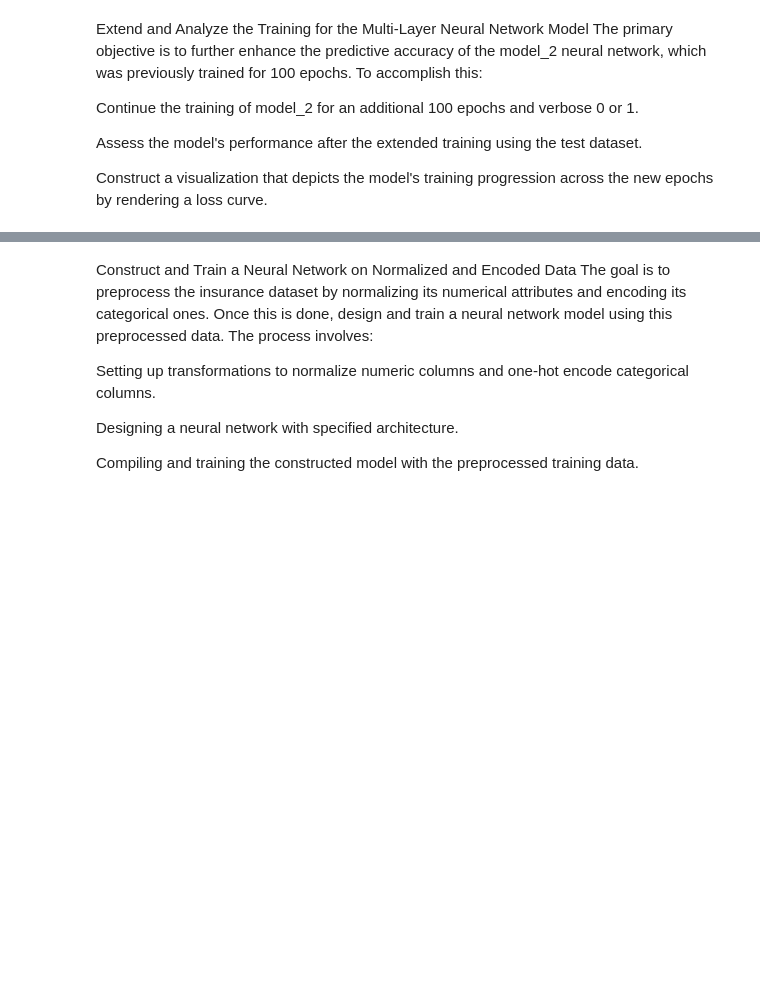
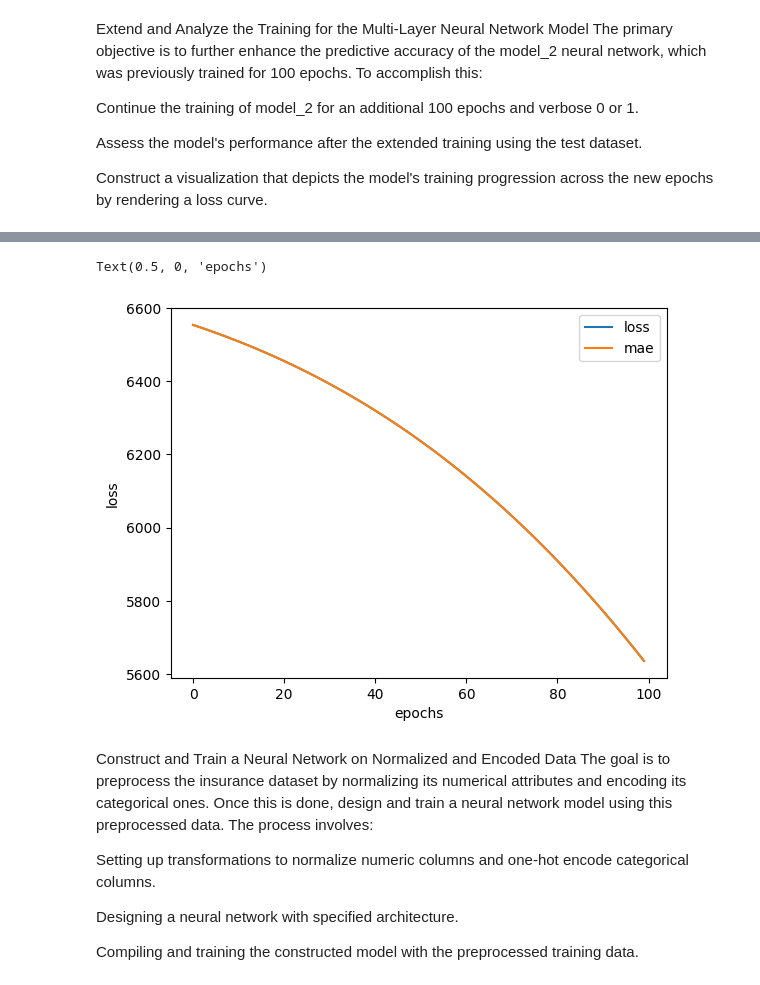
Before and after one commit to sentongo-web/LAB-SCENARIOS, a Jupyter notebook: insurance.ipynb, the cells around one changed output, grey strips where cells are left out. Drawn from its saved outputs; the diff is of its cells as text; code cells hidden in the pictures; blank space fills up the shorter version.

```diff
--- a/insurance.ipynb
+++ b/insurance.ipynb
@@ -84,3 +240,11 @@ Continue the training of model_2 for an additional 100 epochs and verbose 0 or 1
 Assess the model's performance after the extended training using the test dataset.
 
 Construct a visualization that depicts the model's training progression across the new epochs by rendering a loss curve.
+# %%
+# Extend training for model_2 by another 100 epochs
+history_2 = model_2.fit(
+    X_train,
+    y_train,
+    epochs=100,
+    verbose=1
+)
@@ -87,3 +274,11 @@ Construct a visualization that depicts the model's training progression across t
+# %%
+# Visualize the loss across the additional 100 epochs to understand model refinement
+pd.DataFrame(history_2.history).plot()
+plt.ylabel("loss")
+plt.xlabel("epochs")
+# %% [output]
+Text(0.5, 0, 'epochs')
+[figure, added]
 # %% [markdown]
 Construct and Train a Neural Network on Normalized and Encoded Data
 The goal is to preprocess the insurance dataset by normalizing its numerical attributes and encoding its categorical ones. Once this is done, design and train a neural network model using this preprocessed data. The process involves:
```
Also changed, not shown: parts of 41 cells of this notebook, 35 other files.
